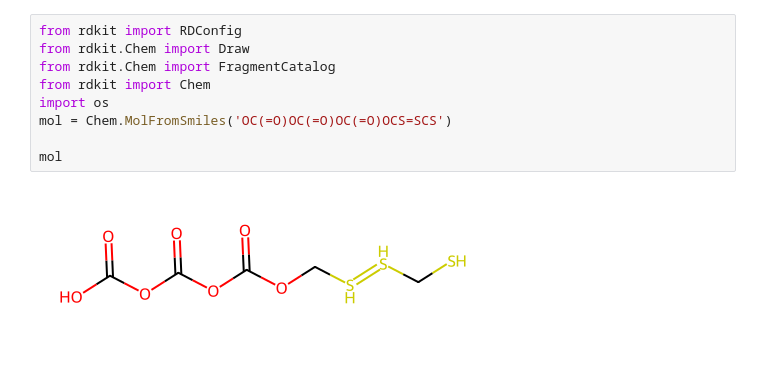
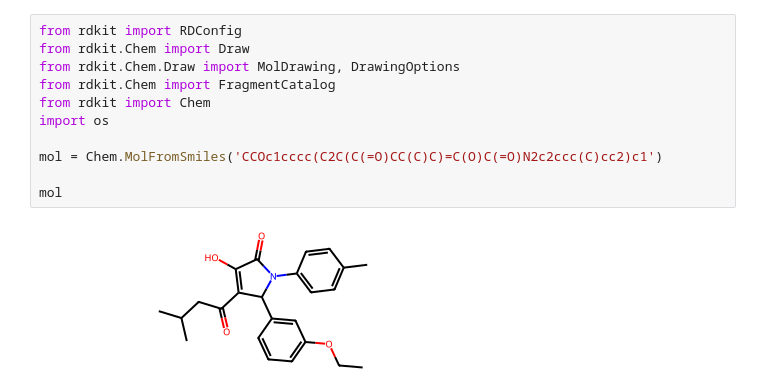
Before and after one commit to phenixace/TOMG-Bench, a Jupyter notebook: utils/test.ipynb, the cells around one changed output. Drawn from its saved outputs; the diff is of its cells as text.

```diff
--- a/utils/test.ipynb
+++ b/utils/test.ipynb
@@ -1,11 +1,13 @@
 # %%
 from rdkit import RDConfig
 from rdkit.Chem import Draw
+from rdkit.Chem.Draw import MolDrawing, DrawingOptions
 from rdkit.Chem import FragmentCatalog
 from rdkit import Chem
 import os
-mol = Chem.MolFromSmiles('OC(=O)OC(=O)OC(=O)OCS=SCS')
+
+mol = Chem.MolFromSmiles('CCOc1cccc(C2C(C(=O)CC(C)C)=C(O)C(=O)N2c2ccc(C)cc2)c1')
 
 mol
 # %% [output]
-[figure, old version]
+[figure, new version]
```
Also changed, not shown: parts of 7 cells of this notebook, 8 other files.
